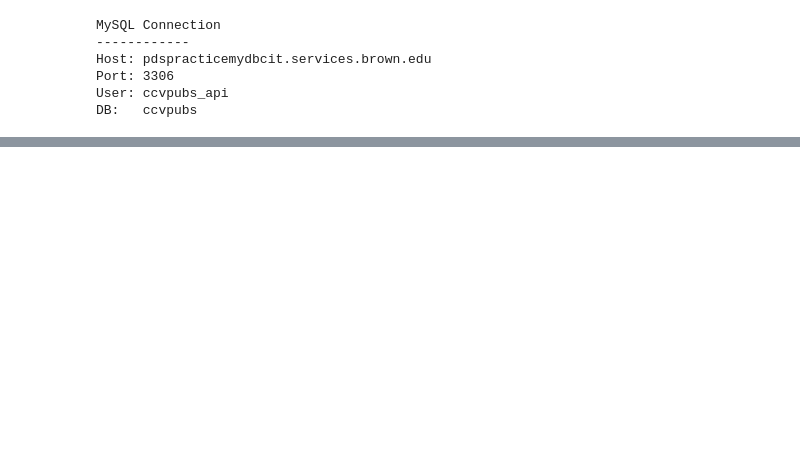
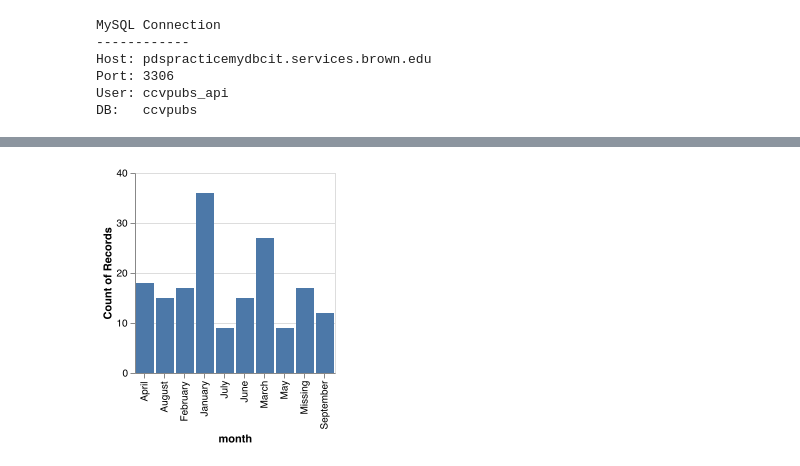
Before and after one commit to brown-ccv/ccv-pubs-frontend, a Jupyter notebook: pubsVisualizations.ipynb, the cells around one changed output, grey strips where cells are left out. Cells and saved outputs as stored; diff of their text form; code cells hidden in the pictures; blank space fills up the shorter version.

```diff
--- a/pubsVisualizations.ipynb
+++ b/pubsVisualizations.ipynb
@@ -108,0 +218,28 @@ spec = vl"""{
+# %%
+vl"""{
+  "data": {
+    "name": "source"
+  },
+  "mark": "bar",
+  "encoding": {
+    "x": {
+      "field": "month",
+      "type": "nominal"
+    },
+    "y": {
+      "aggregate": "count",
+      "field": "*",
+      "type": "quantitative"
+    }
+  },
+  "config": {
+    "overlay": {
+      "line": true
+    },
+    "scale": {
+      "useUnaggregatedDomain": true
+    }
+  }
+}"""(small_data)
+# %% [output]
+[figure, added]
```
Also changed, not shown: parts of 14 cells of this notebook.
